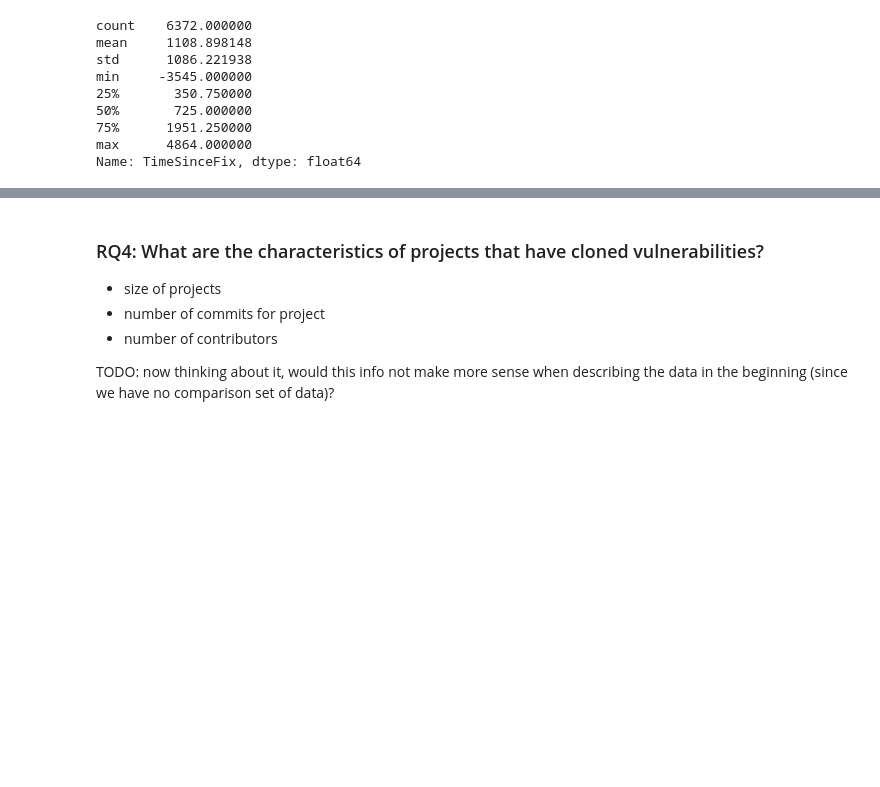
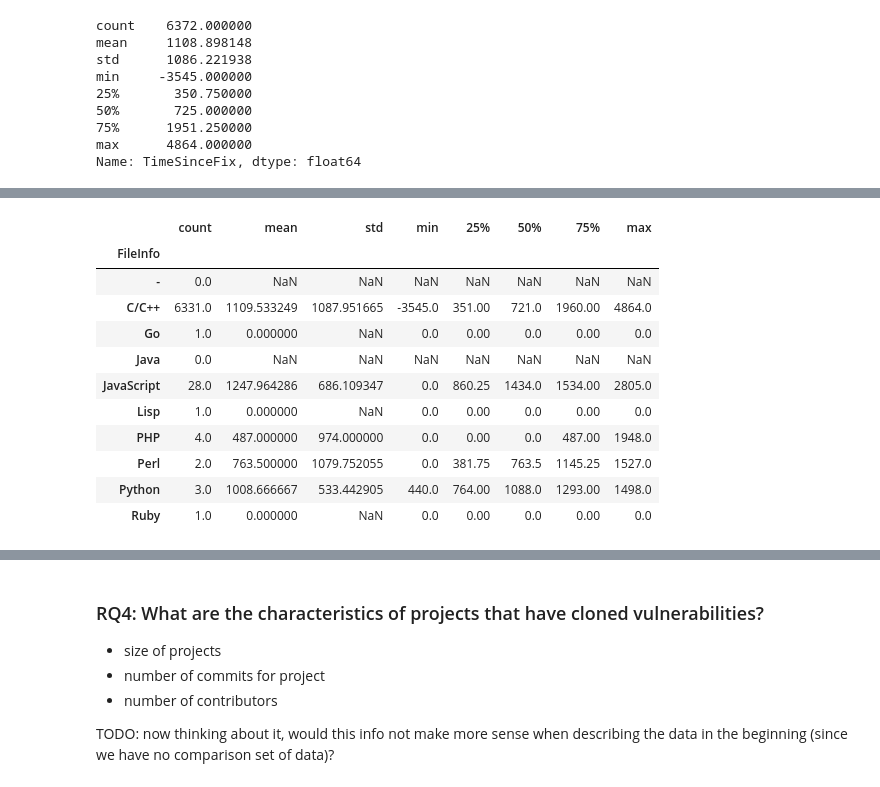
Before and after one commit to woc-hack/kjd, a Jupyter notebook: Data analysis.ipynb, the cells around one changed output, grey strips where cells are left out. Drawn from its saved outputs; the diff is of its cells as text; code cells hidden in the pictures; blank space fills up the shorter version.

```diff
--- a/Data analysis.ipynb
+++ b/Data analysis.ipynb
@@ -804,0 +823,15 @@ Name: TimeSinceFix, dtype: float64
+# %%
+df.groupby('FileInfo')['TimeSinceFix'].describe() # not too different, for most languages it takes a considerable number of days
+# %% [output]
+|  | count | mean | std | min | 25% | 50% | 75% | max |
+| FileInfo |  |  |  |  |  |  |  |  |
+| - | 0.0 | NaN | NaN | NaN | NaN | NaN | NaN | NaN |
+| C/C++ | 6331.0 | 1109.533249 | 1087.951665 | -3545.0 | 351.00 | 721.0 | 1960.00 | 4864.0 |
+| Go | 1.0 | 0.000000 | NaN | 0.0 | 0.00 | 0.0 | 0.00 | 0.0 |
+| Java | 0.0 | NaN | NaN | NaN | NaN | NaN | NaN | NaN |
+| JavaScript | 28.0 | 1247.964286 | 686.109347 | 0.0 | 860.25 | 1434.0 | 1534.00 | 2805.0 |
+| Lisp | 1.0 | 0.000000 | NaN | 0.0 | 0.00 | 0.0 | 0.00 | 0.0 |
+| PHP | 4.0 | 487.000000 | 974.000000 | 0.0 | 0.00 | 0.0 | 487.00 | 1948.0 |
+| Perl | 2.0 | 763.500000 | 1079.752055 | 0.0 | 381.75 | 763.5 | 1145.25 | 1527.0 |
+| Python | 3.0 | 1008.666667 | 533.442905 | 440.0 | 764.00 | 1088.0 | 1293.00 | 1498.0 |
+| Ruby | 1.0 | 0.000000 | NaN | 0.0 | 0.00 | 0.0 | 0.00 | 0.0 |
```
Also changed, not shown: parts of 32 cells of this notebook.
